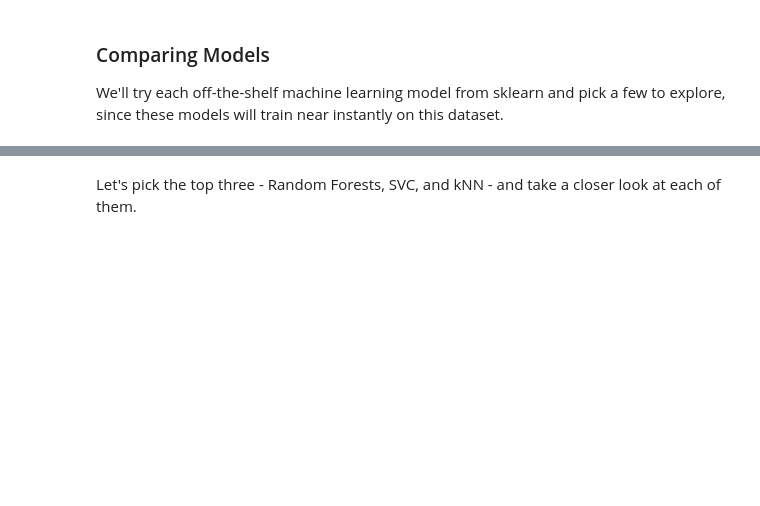
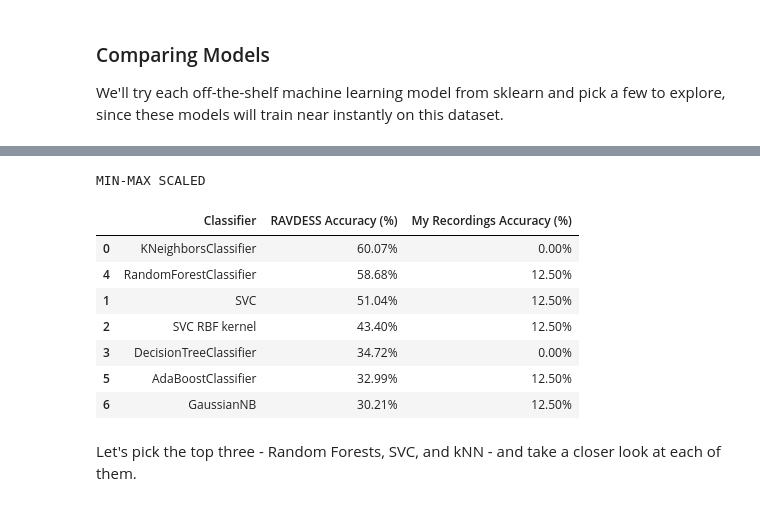
Before and after one commit to nathancswong/Week3-ClassicML, a Jupyter notebook: Week_3_MachineLearning.ipynb, the cells around one changed output, grey strips where cells are left out. Cells and saved outputs as stored; diff of their text form; code cells hidden in the pictures; blank space fills up the shorter version.

```diff
--- a/Week_3_MachineLearning.ipynb
+++ b/Week_3_MachineLearning.ipynb
@@ -634,3 +666,43 @@ scores_df.sort_values(by='Accuracy Score',axis=0,ascending=False)
+# %%
+from sklearn.neighbors import KNeighborsClassifier
+from sklearn.svm import SVC
+from sklearn.tree import DecisionTreeClassifier
+from sklearn.ensemble import RandomForestClassifier, AdaBoostClassifier
+from sklearn.naive_bayes import GaussianNB
+from sklearn.discriminant_analysis import QuadraticDiscriminantAnalysis
+
+classification_models = [
+    KNeighborsClassifier(),#(3),
+    SVC(kernel='linear', random_state=42),#, C=0.025),
+    SVC(kernel='rbf', random_state=42),
+    DecisionTreeClassifier(random_state=42),#max_depth=5),
+    RandomForestClassifier(random_state=42),#max_depth=5, n_estimators=10, max_features=1),
+    AdaBoostClassifier(random_state=42),
+    GaussianNB()]
+    #QuadraticDiscriminantAnalysis()]
+
+scores = []
+for model in classification_models:
+    model.fit(X_train_minmax, y_train)
+    score = model.score(X_test_minmax, y_test)
+    score2 = model.score(my_features_minmax, my_emotions)
+    model_name = type(model).__name__
+    if model_name=='SVC' and model.kernel=='rbf': model_name+=' RBF kernel'
+    scores.append((model_name,(f'{100*score:.2f}%'),(f'{100*score2:.2f}%')))
+# Make it pretty
+print('MIN-MAX SCALED')
+minmax_df = pd.DataFrame(scores, columns=['Classifier', 'RAVDESS Accuracy (%)', 'My Recordings Accuracy (%)'])
+minmax_df.sort_values(by='RAVDESS Accuracy (%)', ascending=False)
+# %% [output]
+MIN-MAX SCALED
+|  | Classifier | RAVDESS Accuracy (%) | My Recordings Accuracy (%) |
+| 0 | KNeighborsClassifier | 60.07% | 0.00% |
+| 4 | RandomForestClassifier | 58.68% | 12.50% |
+| 1 | SVC | 51.04% | 12.50% |
+| 2 | SVC RBF kernel | 43.40% | 12.50% |
+| 3 | DecisionTreeClassifier | 34.72% | 0.00% |
+| 5 | AdaBoostClassifier | 32.99% | 12.50% |
+| 6 | GaussianNB | 30.21% | 12.50% |
 # %% [markdown]
 Let's pick the top three - Random Forests, SVC, and kNN - and take a closer look at each of them.
 # %% [markdown]
```
Also changed, not shown: parts of 15 cells of this notebook, 2 other files.
